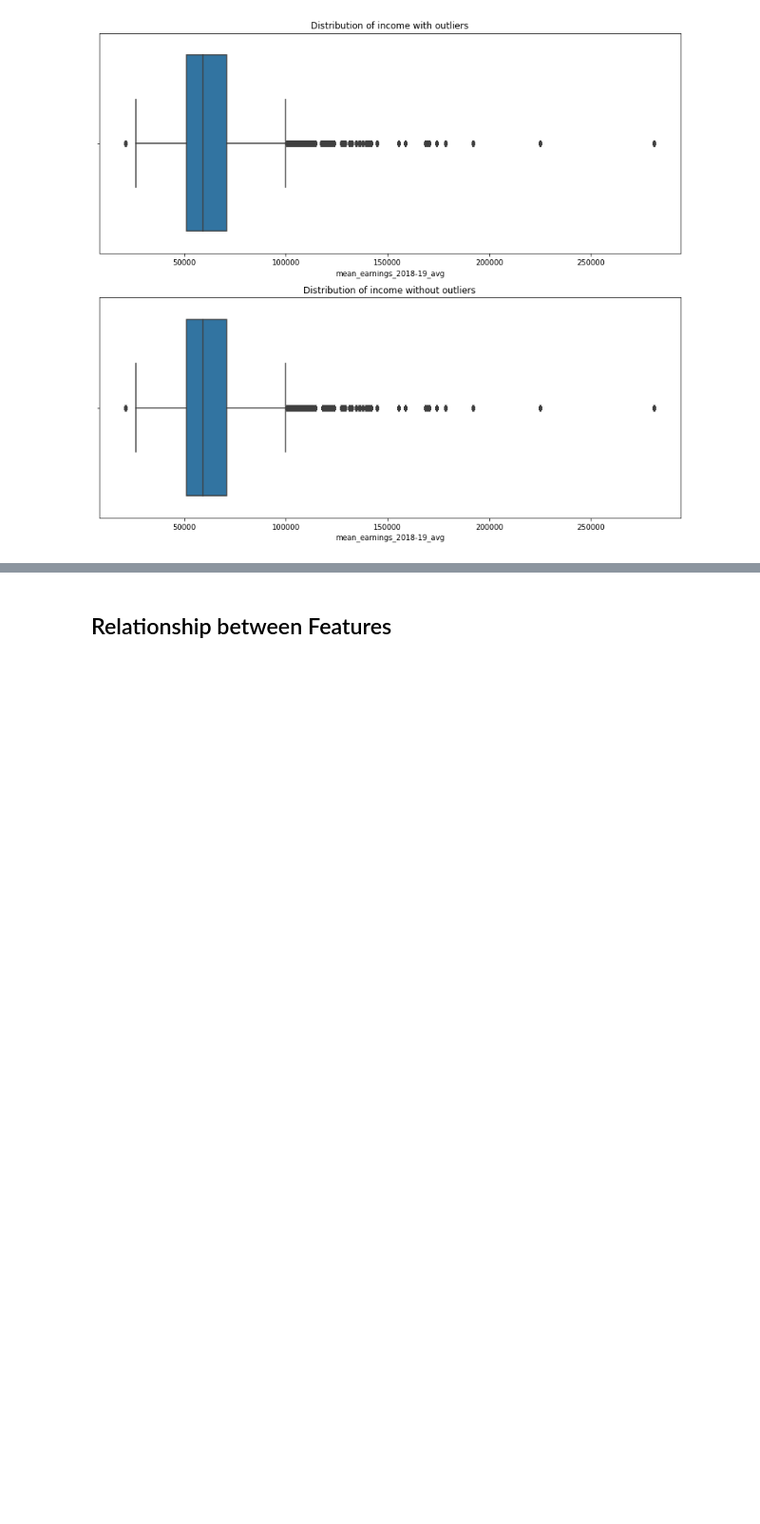
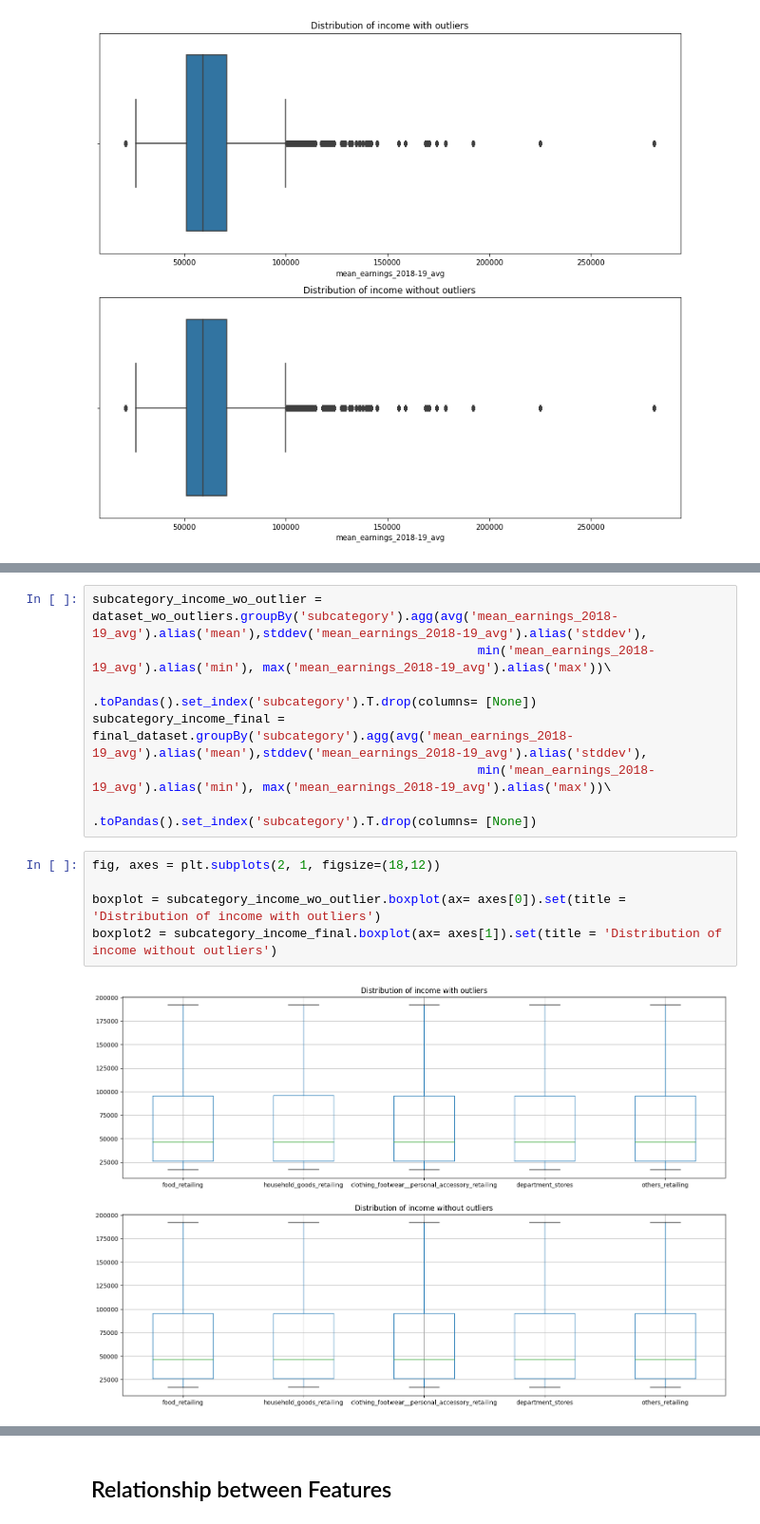
Before and after one commit to MAST30034-Applied-Data-Science/generic-buy-now-pay-later-project-group-56-bnlp, a Jupyter notebook: notebooks/Transaction_Analysis.ipynb, the cells around one changed output, grey strips where cells are left out. Shown at 95% size. Drawn from its saved outputs; the diff is of its cells as text; blank space fills up the shorter version.

```diff
--- a/notebooks/Transaction_Analysis.ipynb
+++ b/notebooks/Transaction_Analysis.ipynb
@@ -302,0 +357,14 @@ boxplot2 = sns.boxplot(ax= axes[1], data=final_dataset_df, x="mean_earnings_2018
+# %%
+subcategory_income_wo_outlier = dataset_wo_outliers.groupBy('subcategory').agg(avg('mean_earnings_2018-19_avg').alias('mean'),stddev('mean_earnings_2018-19_avg').alias('stddev'),
+                                                    min('mean_earnings_2018-19_avg').alias('min'), max('mean_earnings_2018-19_avg').alias('max'))\
+                                                .toPandas().set_index('subcategory').T.drop(columns= [None])
+subcategory_income_final = final_dataset.groupBy('subcategory').agg(avg('mean_earnings_2018-19_avg').alias('mean'),stddev('mean_earnings_2018-19_avg').alias('stddev'),
+                                                    min('mean_earnings_2018-19_avg').alias('min'), max('mean_earnings_2018-19_avg').alias('max'))\
+                                                .toPandas().set_index('subcategory').T.drop(columns= [None])
+# %%
+fig, axes = plt.subplots(2, 1, figsize=(18,12))
+
+boxplot = subcategory_income_wo_outlier.boxplot(ax= axes[0]).set(title = 'Distribution of income with outliers')
+boxplot2 = subcategory_income_final.boxplot(ax= axes[1]).set(title = 'Distribution of income without outliers')
+# %% [output]
+[figure, added]
```
Also changed, not shown: parts of 14 cells of this notebook.
